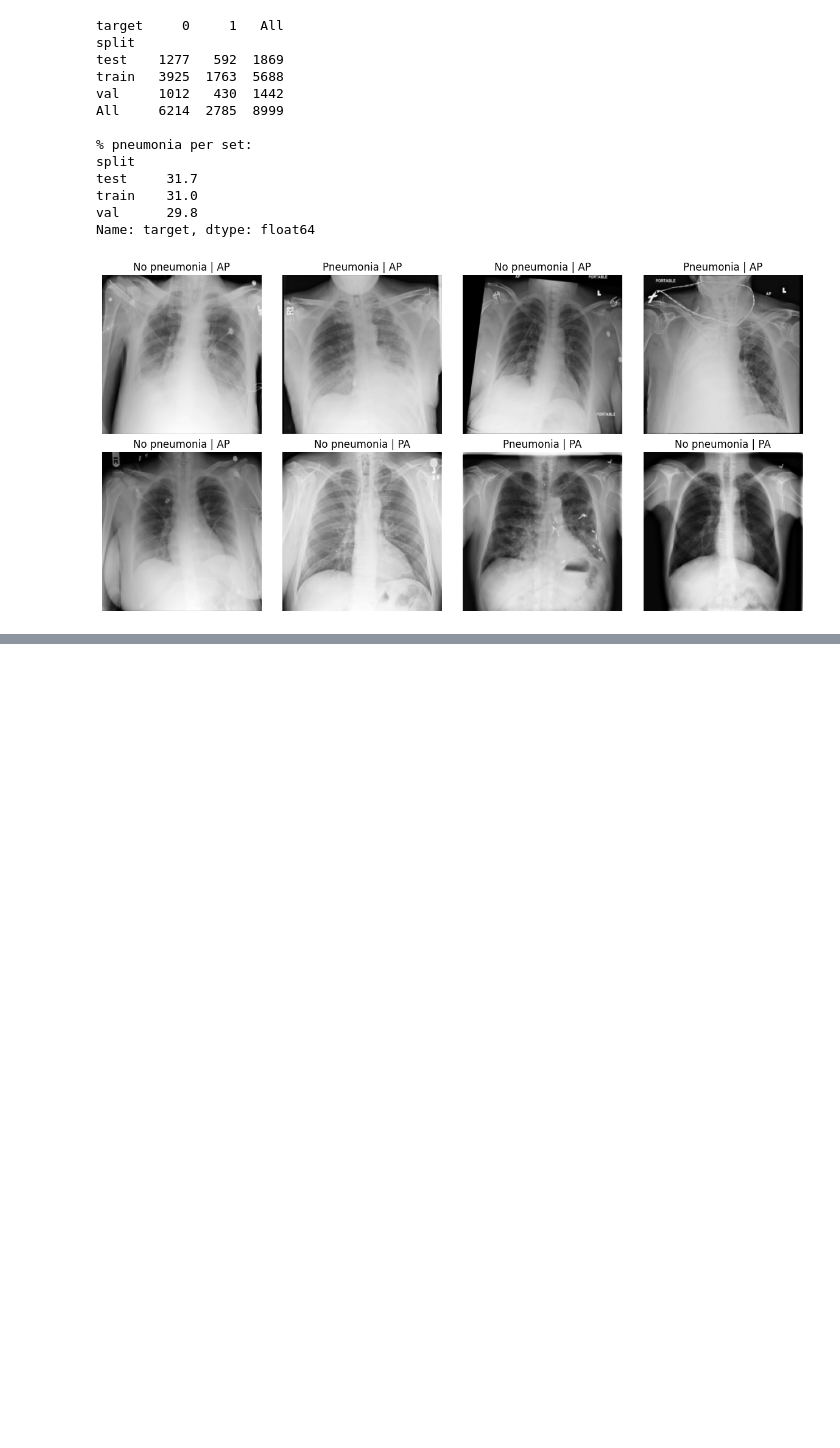
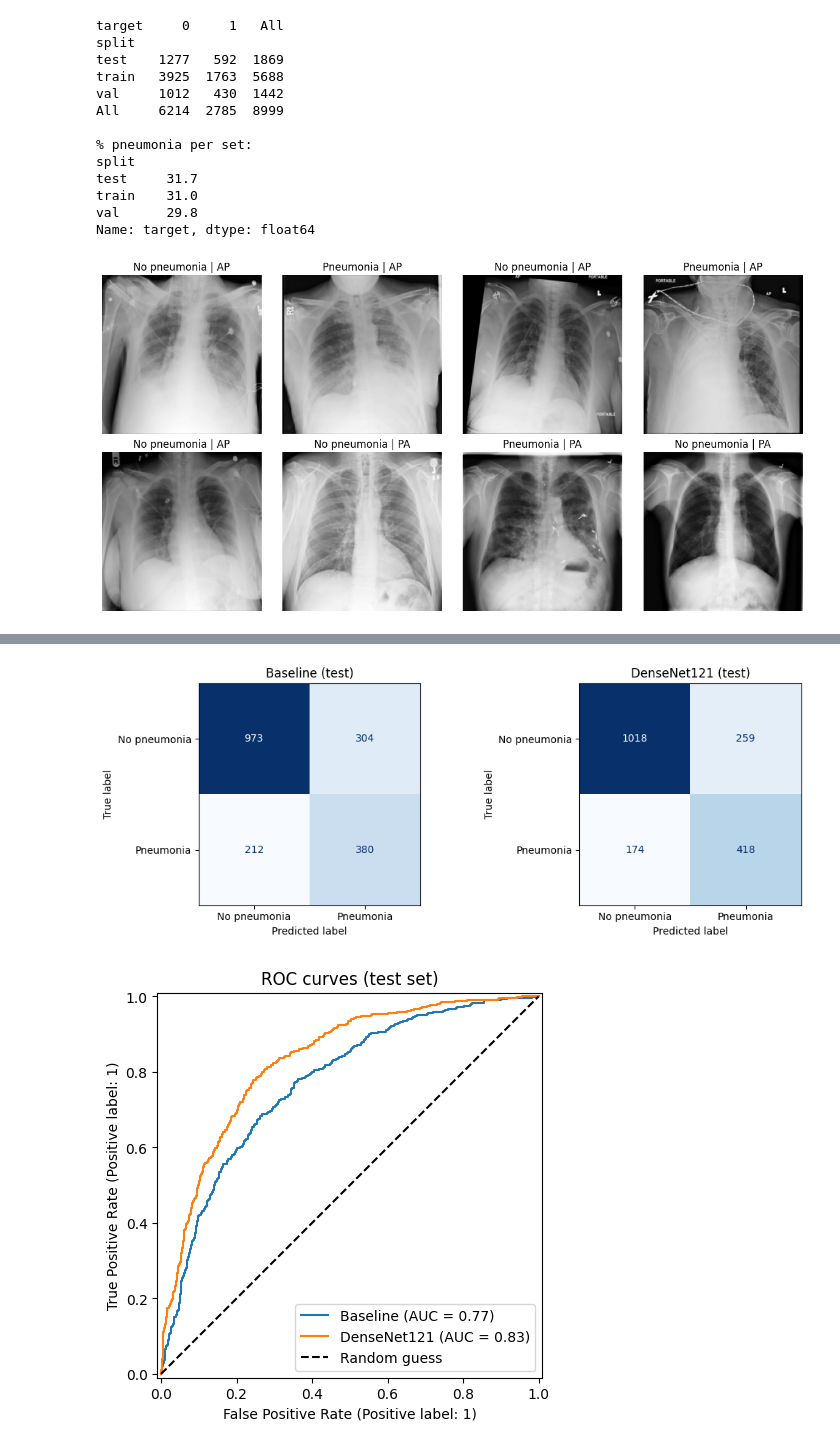
Before and after one commit to yasminasouki/DataAnalysis, a Jupyter notebook: 03_supervised.ipynb, the cells around one changed output, grey strips where cells are left out. Saved outputs shown, nothing was run; the diff lists cells and outputs as text; code cells hidden in the pictures; blank space fills up the shorter version.

```diff
--- a/03_supervised.ipynb
+++ b/03_supervised.ipynb
@@ -73,0 +284,16 @@ plt.show()
+# %%
+test_ds = make_ds(X_te, y_te, training=False)
+
+prob_te_base = baseline.predict_proba(small_flat(X_te))[:, 1]
+prob_te_cnn  = model.predict(test_ds, verbose=0).ravel()
+
+test_results = pd.DataFrame([
+    evaluate("Baseline: logistic regression", y_te, prob_te_base),
+    evaluate("CNN: DenseNet121", y_te, prob_te_cnn),
+]).round(3)
+test_results.to_csv(f'{OUT}/test_results.csv', index=False)
+display(test_results)
+
+split[te].assign(prob_base=prob_te_base, prob_cnn=prob_te_cnn) \
+         .to_csv(f'{OUT}/test_predictions.csv', index=False)
+print("Saved test_results.csv and test_predictions.csv")
@@ -73,0 +305,27 @@ plt.show()
+# %%
+from sklearn.metrics import RocCurveDisplay
+
+# Confusion matrices
+fig, axes = plt.subplots(1, 2, figsize=(11, 4))
+for ax, (name, prob) in zip(axes, [("Baseline", prob_te_base), ("DenseNet121", prob_te_cnn)]):
+    ConfusionMatrixDisplay.from_predictions(
+        y_te, (prob >= 0.5).astype(int),
+        display_labels=['No pneumonia', 'Pneumonia'],
+        ax=ax, colorbar=False, cmap='Blues')
+    ax.set_title(f"{name} (test)")
+plt.tight_layout()
+plt.savefig(f'{OUT}/figures/03_confusion_test.png', dpi=300, bbox_inches='tight')
+plt.show()
+
+# ROC curves
+fig, ax = plt.subplots(figsize=(6, 5))
+RocCurveDisplay.from_predictions(y_te, prob_te_base, name='Baseline', ax=ax)
+RocCurveDisplay.from_predictions(y_te, prob_te_cnn,  name='DenseNet121', ax=ax)
+ax.plot([0, 1], [0, 1], 'k--', label='Random guess')
+ax.set_title('ROC curves (test set)')
+ax.legend()
+plt.savefig(f'{OUT}/figures/03_roc_test.png', dpi=300, bbox_inches='tight')
+plt.show()
+# %% [output]
+[figure, added]
+[figure, added]
```
Also changed, not shown: parts of 11 cells of this notebook.
